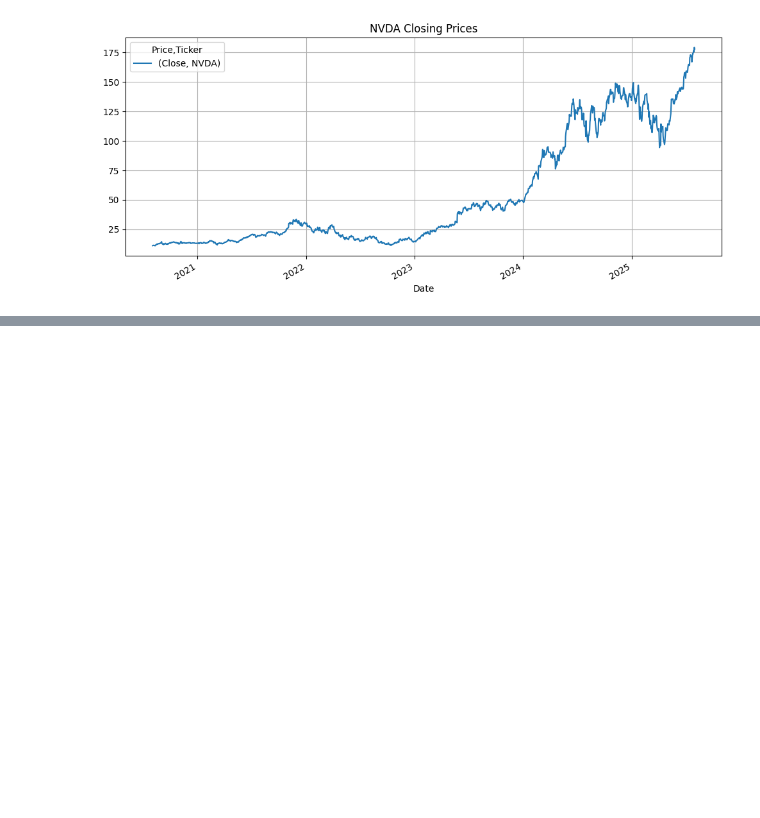
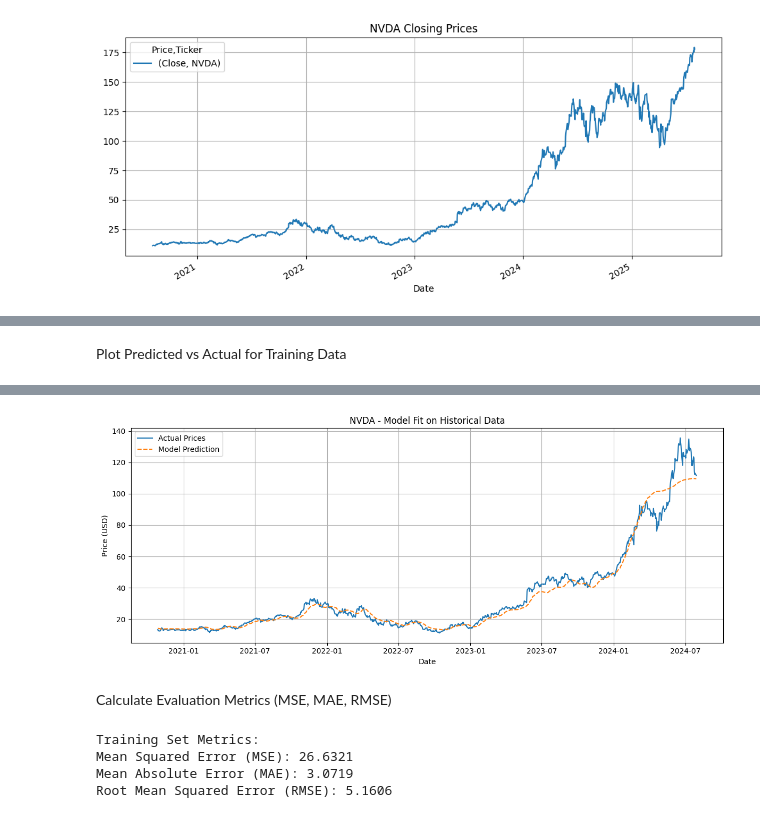
Before and after one commit to 0m3g4Kn1ght/team-collaboration-practice, a Jupyter notebook: Stock_Price_Prediction.ipynb, the cells around one changed output, grey strips where cells are left out. Drawn from its saved outputs; the diff is of its cells as text; code cells hidden in the pictures; blank space fills up the shorter version.

Commit message:
I have added some more plotting and some testing too

```diff
--- a/Stock_Price_Prediction.ipynb
+++ b/Stock_Price_Prediction.ipynb
@@ -98,0 +177,22 @@ plt.show()
+# %% [markdown]
+Plot Predicted vs Actual for Training Data
+# %%
+# Predict on the training data
+train_pred_scaled = model.predict(X)
+train_pred = scaler.inverse_transform(train_pred_scaled)
+
+# Reconstruct dates for training predictions
+train_pred_dates = data.index[prediction_days:len(train_pred) + prediction_days]
+
+# Plot actual vs predicted for training set
+plt.figure(figsize=(12, 5))
+plt.plot(train_pred_dates, data['Close'][prediction_days:len(train_pred) + prediction_days], label="Actual Prices")
+plt.plot(train_pred_dates, train_pred[:, 0], label="Model Prediction", linestyle='--')
+plt.title(f"{ticker} - Model Fit on Historical Data")
+plt.xlabel("Date")
+plt.ylabel("Price (USD)")
+plt.grid()
+plt.legend()
+plt.tight_layout()
+plt.show()
+# %% [output]
@@ -98,0 +200,20 @@ plt.show()
+[figure, added]
+# %% [markdown]
+Calculate Evaluation Metrics (MSE, MAE, RMSE)
+# %%
+from sklearn.metrics import mean_squared_error, mean_absolute_error
+
+# Metrics for training predictions
+mse = mean_squared_error(data['Close'][prediction_days:len(train_pred) + prediction_days], train_pred[:, 0])
+mae = mean_absolute_error(data['Close'][prediction_days:len(train_pred) + prediction_days], train_pred[:, 0])
+rmse = np.sqrt(mse)
+
+print(f"Training Set Metrics:")
+print(f"Mean Squared Error (MSE): {mse:.4f}")
+print(f"Mean Absolute Error (MAE): {mae:.4f}")
+print(f"Root Mean Squared Error (RMSE): {rmse:.4f}")
+# %% [output]
+Training Set Metrics:
+Mean Squared Error (MSE): 26.6321
+Mean Absolute Error (MAE): 3.0719
+Root Mean Squared Error (RMSE): 5.1606
```
Also changed, not shown: parts of 8 cells of this notebook.
